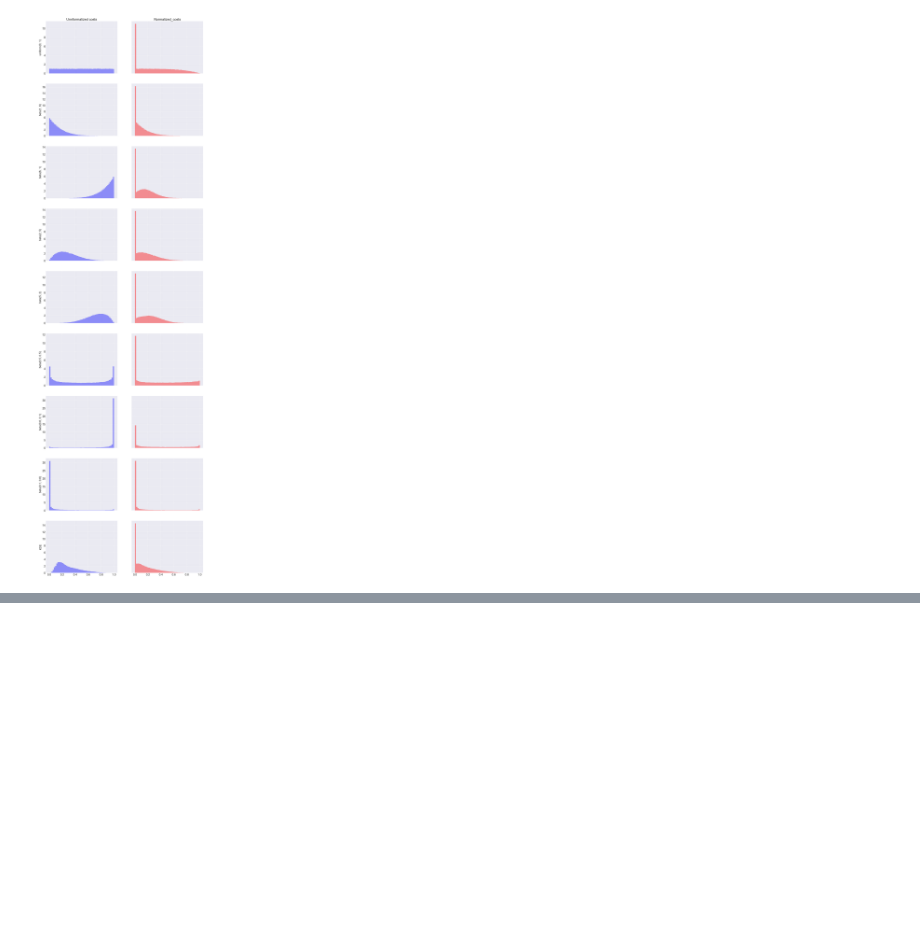
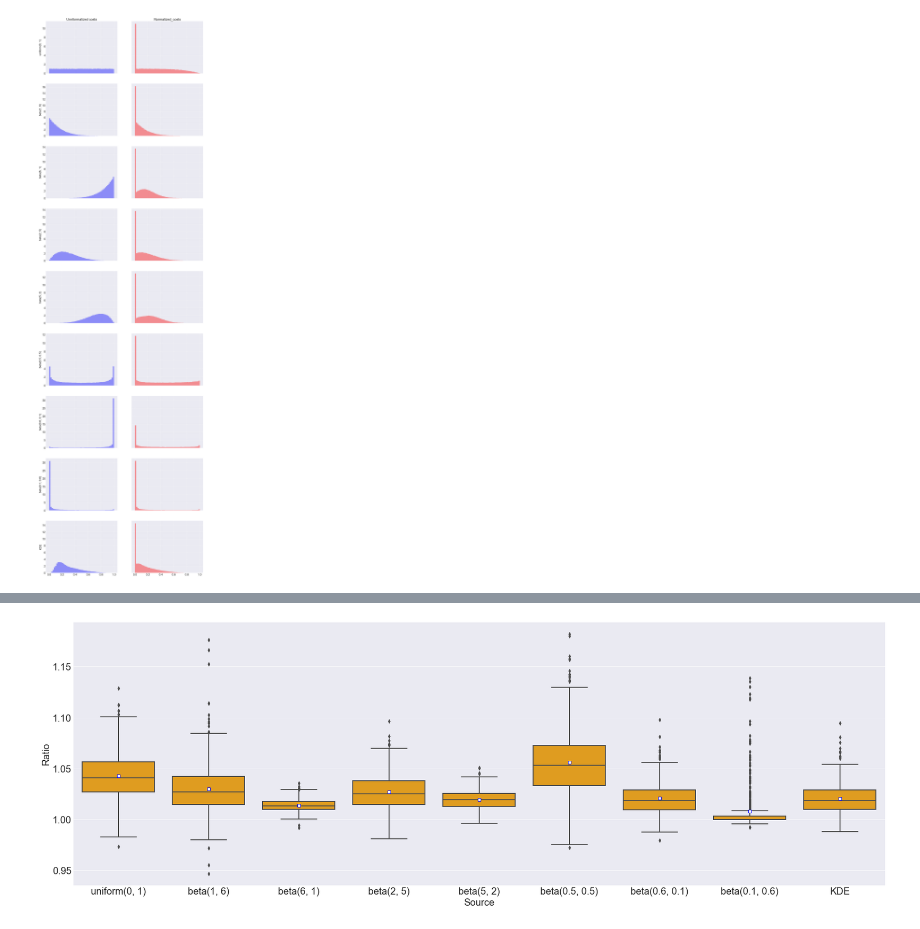
Before and after one commit to KrisNguyen135/FairBayesianOpt, a Jupyter notebook: notebooks/Homelessness/04_17_week/04 13 - Sorted vs not sorted with seaborn.ipynb, the cells around one changed output, grey strips where cells are left out. Saved outputs shown, nothing was run; the diff lists cells and outputs as text; code cells hidden in the pictures; blank space fills up the shorter version.

```diff
--- a/notebooks/Homelessness/04_17_week/04 13 - Sorted vs not sorted with seaborn.ipynb
+++ b/notebooks/Homelessness/04_17_week/04 13 - Sorted vs not sorted with seaborn.ipynb
@@ -304,0 +323,7 @@ plt.show()
+# %%
+ratio_df = pd.DataFrame(columns=['Ratio', 'Source'])
+
+for i in range(pof_df.shape[0] // 2):
+    ratio_df.loc[ratio_df.shape[0]] = [pof_df.loc[i * 2 + 1]['PoF'] / pof_df.loc[i * 2]['PoF'], pof_df.loc[i * 2]['Source']]
+
+ratio_df
@@ -304,0 +344,10 @@ plt.show()
+# %%
+plt.figure(figsize=(30, 10))
+
+sns.boxplot(
+    x='Source', y='Ratio', data=ratio_df, color='orange',
+    showmeans=True, meanprops={"marker": "s","markerfacecolor": "white", "markeredgecolor": "blue"}
+)
+plt.show()
+# %% [output]
+[figure, added]
```
Also changed, not shown: parts of 3 cells of this notebook.
